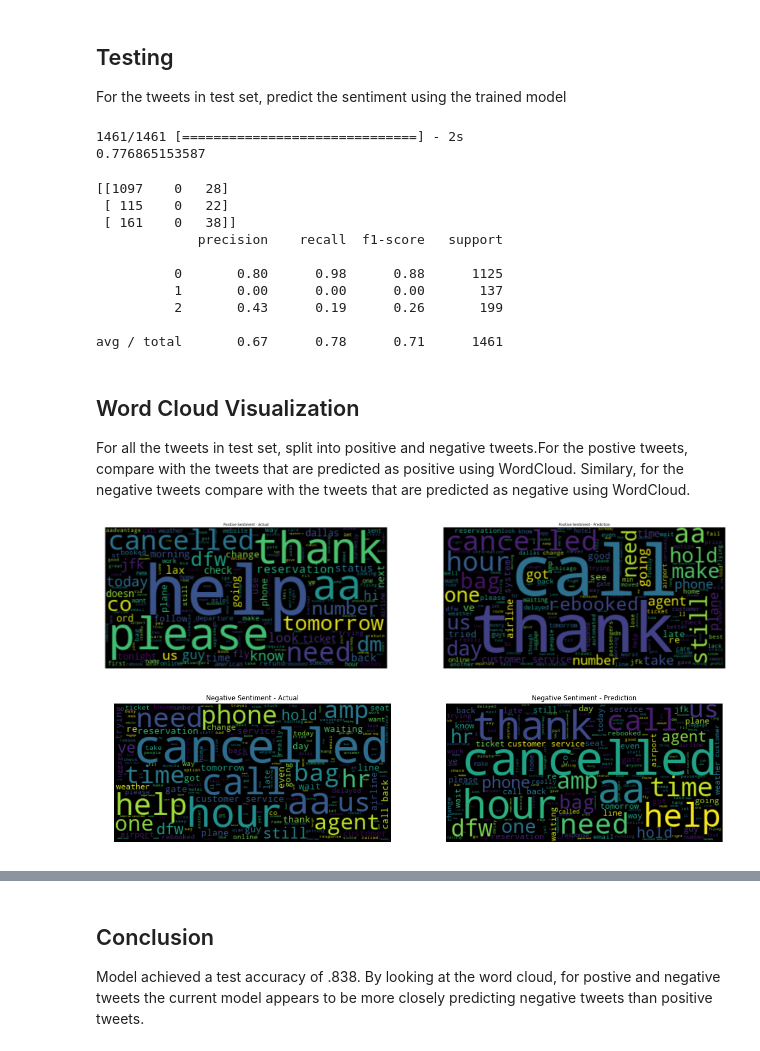
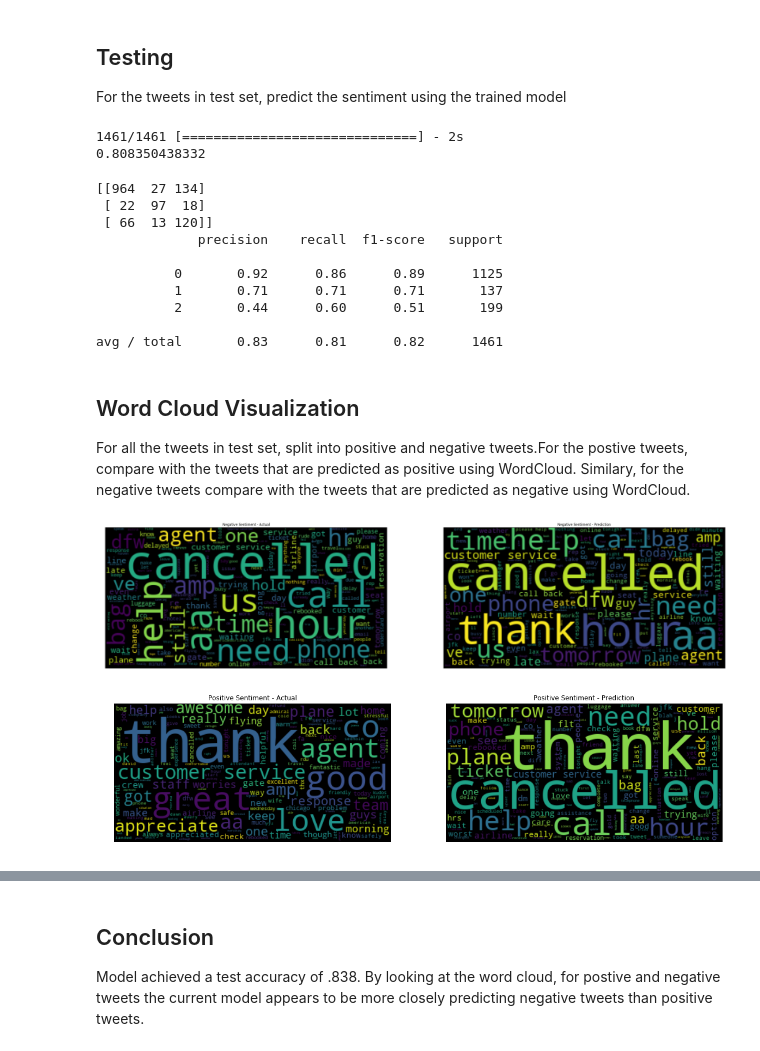
Before and after one commit to bejar/DLMAI, a Jupyter notebook: Sentiment/AirlineKaggle/TwitterAirlinesSentiment.ipynb, the cells around one changed output, grey strips where cells are left out. Cells and saved outputs as stored; diff of their text form; code cells hidden in the pictures.

```diff
--- a/Sentiment/AirlineKaggle/TwitterAirlinesSentiment.ipynb
+++ b/Sentiment/AirlineKaggle/TwitterAirlinesSentiment.ipynb
@@ -125,7 +125,7 @@ Once the graph is defined, training can be done in batches based on the batch_si
 # %%
 lstm_size = 256
 batch_size = 100
-learning_rate = 0.001
+learning_rate = 0.01
 # %%
 from keras.models import Sequential
 from keras.layers import Dense, Activation, Embedding
@@ -138,7 +138,7 @@ Using Theano backend.
 model = Sequential()
 model.add(Embedding(len(tweet_ints), lstm_size))
 #model.add(LSTM(lstm_size, implementation=0, return_sequences=True, dropout=0.2))
-model.add(LSTM(lstm_size, implementation=0, dropout=0.2))
+model.add(LSTM(lstm_size, implementation=0, dropout=0.3))
 model.add(Dense(3))
 model.add(Activation('softmax'))
 
@@ -184,7 +185,7 @@ score, acc = model.evaluate(test_x, test_y_c,
 print(acc)
 # %% [output]
 1461/1461 [==============================] - 2s
-0.776865153587
+0.808350438332
 # %%
 ##Use the tweet sentiment predicted for the data in the test set,for plotting the wordcloud
 test_pred = model.predict_classes(test_x)
@@ -198,16 +199,16 @@ from sklearn.metrics import confusion_matrix, classification_report
 print(confusion_matrix(test_y, test_pred))
 print(classification_report(test_y, test_pred))
 # %% [output]
-[[1097    0   28]
- [ 115    0   22]
- [ 161    0   38]]
+[[964  27 134]
+ [ 22  97  18]
+ [ 66  13 120]]
              precision    recall  f1-score   support
 
-          0       0.80      0.98      0.88      1125
-          1       0.00      0.00      0.00       137
-          2       0.43      0.19      0.26       199
+          0       0.92      0.86      0.89      1125
+          1       0.71      0.71      0.71       137
+          2       0.44      0.60      0.51       199
 
-avg / total       0.67      0.78      0.71      1461
+avg / total       0.83      0.81      0.82      1461
 # %% [markdown]
 ## Word Cloud Visualization
 
@@ -215,38 +216,38 @@ For all the tweets in test set, split into positive and negative tweets.For the
 # %%
 from os import path
 from wordcloud import WordCloud
 import matplotlib.pyplot as plt
 
 ##Find all the tweets with actual sentiment as "Positive"
 start_idx = len(train_x) + len(val_x)
 test_tweets = Tweet[start_idx:]
 
 fig = plt.figure( figsize=(40,40))
 sub1= fig.add_subplot(2,2,1)
 
-posActualTweets = test_tweets[test_tweets.sentiment==2]
-posPredTweets = test_tweets[test_tweets.predicted_sentiment==2]
+posActualTweets = test_tweets[test_tweets.sentiment==0]
+posPredTweets = test_tweets[test_tweets.predicted_sentiment==0]
 
 tweetText = ' '.join((posActualTweets['clean_tweet']))
 # Generate a word cloud image
 wordcloud = WordCloud().generate(tweetText)
-plt.title("Positive Sentiment - Actual")
+plt.title("Negative Sentiment - Actual")
 plt.imshow(wordcloud, interpolation='bilinear')
 plt.axis("off")
 
 sub2= fig.add_subplot(2,2,2)
-plt.title("Positive Sentiment - Prediction")
+plt.title("Negative Sentiment - Prediction")
 
 tweetText = ' '.join((posPredTweets['clean_tweet']))
 wordcloud = WordCloud().generate(tweetText)
 plt.imshow(wordcloud, interpolation='bilinear')
 plt.axis("off")
 plt.show()
 # %% [output]
-[figure, old version]
+[figure, new version]
 # %%
-negActualTweets = test_tweets[test_tweets.sentiment!=1]
-negPredTweets = test_tweets[test_tweets.predicted_sentiment!=1]
+negActualTweets = test_tweets[test_tweets.sentiment==1]
+negPredTweets = test_tweets[test_tweets.predicted_sentiment==1]
 
 tweetText = ' '.join((negActualTweets['clean_tweet']))
 
@@ -255,15 +256,15 @@ sub1= fig.add_subplot(2,2,1)
 # Generate a word cloud image
 wordcloud = WordCloud().generate(tweetText)
 plt.imshow(wordcloud, interpolation='bilinear')
-plt.title("Negative Sentiment - Actual")
+plt.title("Positive Sentiment - Actual")
 plt.axis("off")
 
 sub2= fig.add_subplot(2,2,2)
 tweetText = ' '.join((negPredTweets['clean_tweet']))
 wordcloud = WordCloud().generate(tweetText)
-plt.title("Negative Sentiment - Prediction")
+plt.title("Positive Sentiment - Prediction")
 plt.imshow(wordcloud, interpolation='bilinear')
 plt.axis("off")
 plt.show()
 # %% [output]
-[figure, old version]
+[figure, new version]
```
Also changed, not shown: parts of 2 cells of this notebook, 2 other files.
